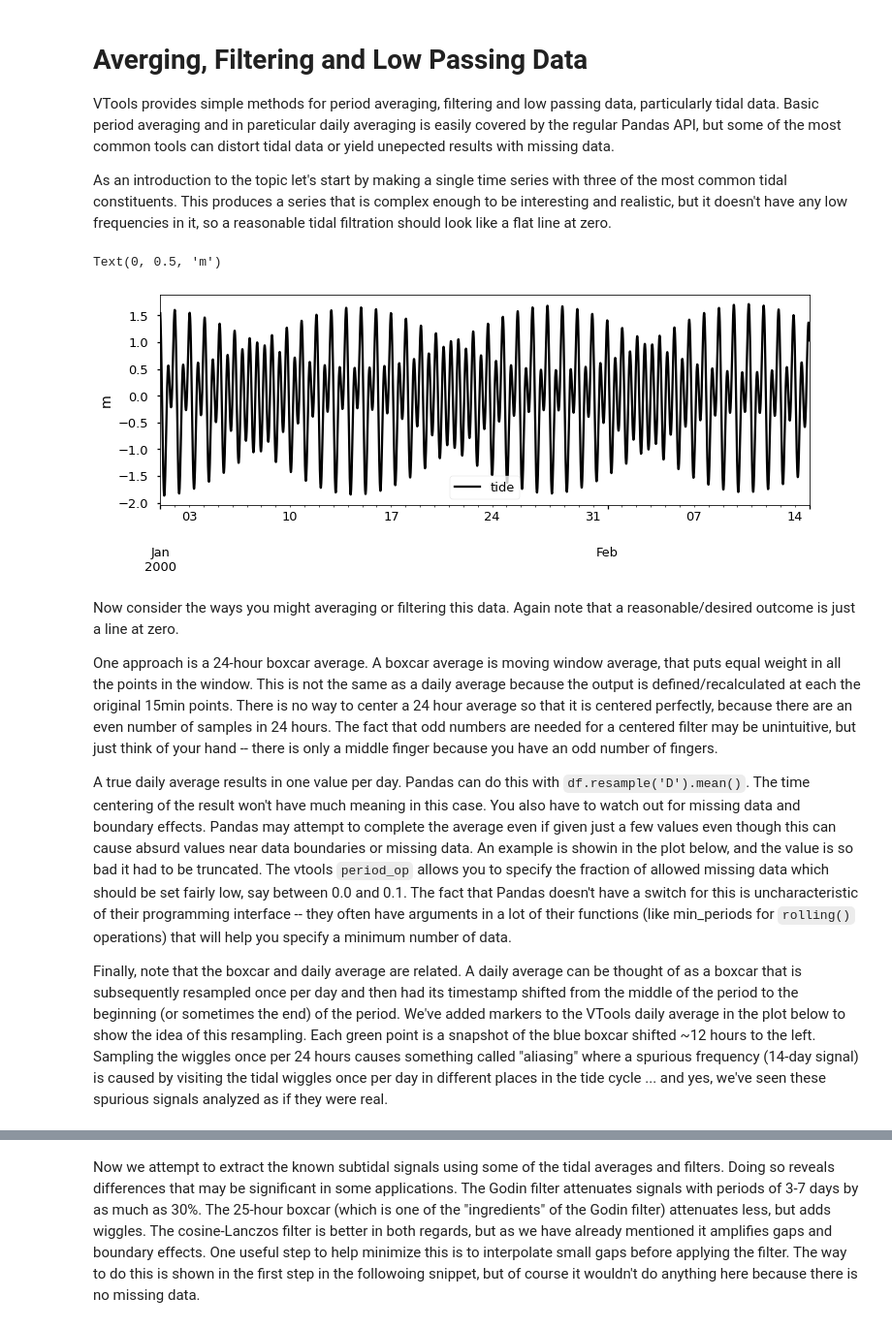
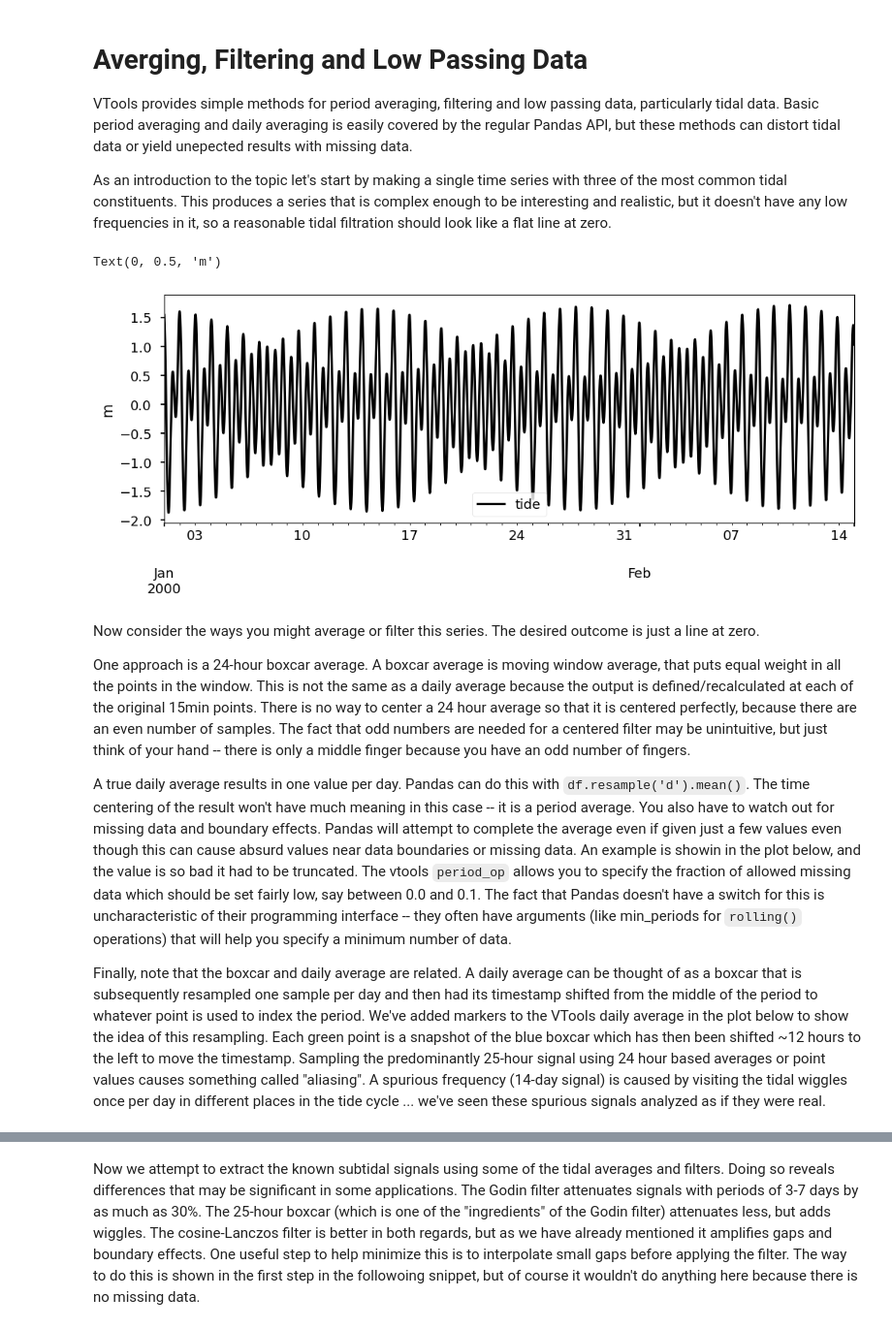
Before and after one commit to CADWRDeltaModeling/vtools3, a Jupyter notebook: docs/doctrees/nbsphinx/notebooks/filters.ipynb, the cells around one changed output, grey strips where cells are left out. Shown: that part at 97% size. Cells and saved outputs as stored; diff of their text form; code cells hidden in the pictures.

```diff
--- a/docs/doctrees/nbsphinx/notebooks/filters.ipynb
+++ b/docs/doctrees/nbsphinx/notebooks/filters.ipynb
@@ -1,43 +1,46 @@
 # %% [markdown]
 # Averging, Filtering and Low Passing Data
 
-VTools provides simple methods for period averaging, filtering and low passing data, particularly tidal data. Basic period averaging and in pareticular daily averaging is easily covered by the regular Pandas API, but some of the most common tools can distort tidal data or yield unepected results with missing data.
+VTools provides simple methods for period averaging, filtering and low passing data, particularly tidal data. Basic period averaging and daily averaging is easily covered by the regular Pandas API, but these methods can distort tidal data or yield unepected results with missing data.
 
 As an introduction to the topic let's start by making a single time series with three of the most common tidal constituents. This produces a series that is complex enough to be interesting and realistic, but it doesn't have any low frequencies in it, so a reasonable tidal filtration should look like a flat line at zero.
 # %%
 %matplotlib inline
+
 import pandas as pd
 import matplotlib.pyplot as plt
 import matplotlib as mpl
 import numpy as np
 import scipy.signal
 from vtools.data.vtime import minutes,days,months
 from vtools.functions.period_op import period_op
-plt.style.use(['seaborn-colorblind','seaborn-talk'])
+from vtools.functions.filter import cosine_lanczos,lanczos,godin,butterworth
+
+plt.style.use(['seaborn-v0_8-colorblind','seaborn-v0_8-talk'])
 mpl.rcParams['figure.figsize'] = [12,4.]
 
 delta_t = minutes(15)  # creating a real offset instead of a string because it will be used in algebra shortly
 ndx = pd.date_range("2000-01-01","2000-02-15",freq=delta_t)
 thours = 0.25*np.arange(len(ndx))
 twopi = 2.*np.pi
 M2 = np.cos(twopi*thours/12.4)
 K1 = 0.5*np.cos(twopi*thours/23.9+1.)
 O1 = 0.5*np.cos(twopi*thours/25.8+1.)
 tide = M2 + O1 + K1
 df = pd.DataFrame(index=ndx,data={"tide": tide})
 ax=df.plot(color="black")
 ax.set_ylabel("m")
 # %% [output]
 Text(0, 0.5, 'm')
-[figure, old version]
+[figure, new version]
 # %% [markdown]
-Now consider the ways you might averaging or filtering this data. Again note that a reasonable/desired outcome is just a line at zero.
+Now consider the ways you might average or filter this series. The desired outcome is just a line at zero.
 
-One approach is a 24-hour boxcar average. A boxcar average is moving window average, that puts equal weight in all the points in the window. This is not the same as a daily average because the output is defined/recalculated at each the original 15min points. There is no way to center a 24 hour average so that it is centered perfectly, because there are an even number of samples in 24 hours. The fact that odd numbers are needed for a centered filter may be unintuitive, but just think of your hand -- there is only a middle finger because you have an odd number of fingers.
+One approach is a 24-hour boxcar average. A boxcar average is moving window average, that puts equal weight in all the points in the window. This is not the same as a daily average because the output is defined/recalculated at each of the original 15min points. There is no way to center a 24 hour average so that it is centered perfectly, because there are an even number of samples. The fact that odd numbers are needed for a centered filter may be unintuitive, but just think of your hand -- there is only a middle finger because you have an odd number of fingers.
 
-A true daily average results in one value per day. Pandas can do this with `df.resample('D').mean()`. The time centering of the result won't have much meaning in this case. You also have to watch out for missing data and boundary effects. Pandas may attempt to complete the average even if given just a few values even though this can cause absurd values near data boundaries or missing data. An example is showin in the plot below, and the value is so bad it had to be truncated. The vtools `period_op` allows you to specify the fraction of allowed missing data which should be set fairly low, say between 0.0 and 0.1. The fact that Pandas doesn't have a switch for this is uncharacteristic of their programming interface -- they  often have arguments in a lot of their functions (like min_periods for `rolling()` operations) that will help you specify a minimum number of data.
+A true daily average results in one value per day. Pandas can do this with `df.resample('d').mean()`. The time centering of the result won't have much meaning in this case -- it is a period average. You also have to watch out for missing data and boundary effects. Pandas will attempt to complete the average even if given just a few values even though this can cause absurd values near data boundaries or missing data. An example is showin in the plot below, and the value is so bad it had to be truncated. The vtools `period_op` allows you to specify the fraction of allowed missing data which should be set fairly low, say between 0.0 and 0.1. The fact that Pandas doesn't have a switch for this is uncharacteristic of their programming interface -- they often have arguments  (like min_periods for `rolling()` operations) that will help you specify a minimum number of data.
 
-Finally, note that the boxcar and daily average are related. A daily average can be thought of as a boxcar that is subsequently resampled once per day and then had its timestamp shifted from the middle of the period to the beginning (or sometimes the end) of the period. We've added markers to the VTools daily average in the plot below to show the idea of this resampling.  Each green point is a snapshot of the blue boxcar shifted ~12 hours to the left. Sampling the wiggles once per 24 hours causes something called "aliasing" where a spurious frequency (14-day signal) is caused by visiting the tidal wiggles once per day in different places in the tide cycle ... and yes, we've seen these spurious signals analyzed as if they were real.
+Finally, note that the boxcar and daily average are related. A daily average can be thought of as a boxcar that is subsequently resampled one sample per day and then had its timestamp shifted from the middle of the period to whatever point is used to index the period. We've added markers to the VTools daily average in the plot below to show the idea of this resampling.  Each green point is a snapshot of the blue boxcar which has then been shifted ~12 hours to the left to move the timestamp. Sampling the predominantly 25-hour signal using 24 hour based averages or point values causes something called "aliasing". A spurious frequency (14-day signal) is caused by visiting the tidal wiggles once per day in different places in the tide cycle ... we've seen these spurious signals analyzed as if they were real.
 # %%
 samples_day = 96
 box = df.rolling(samples_day,center=True,min_periods=85).mean()
```
Also changed, not shown: parts of 10 cells of this notebook, 10 other files.
